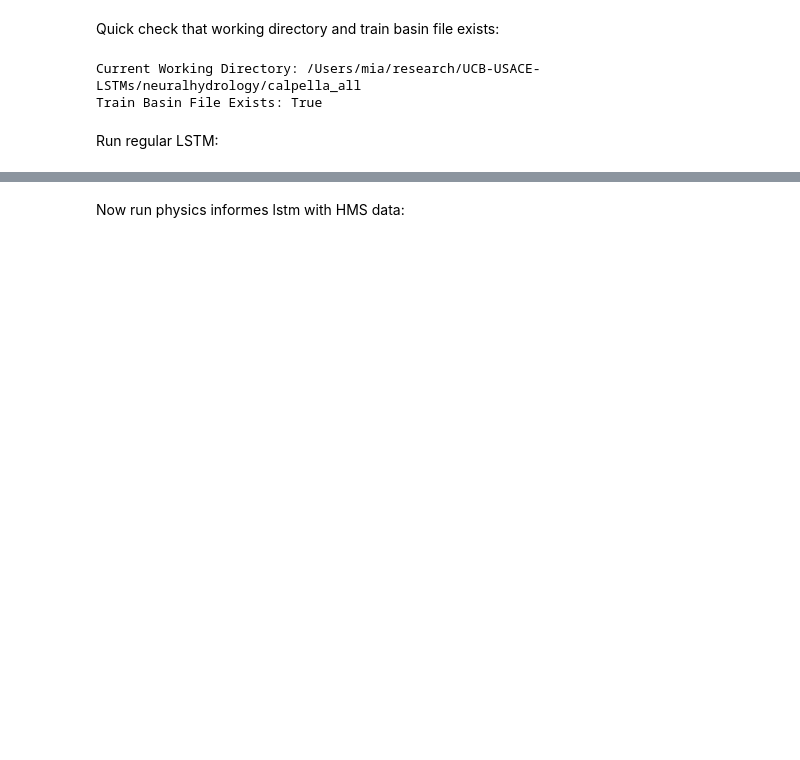
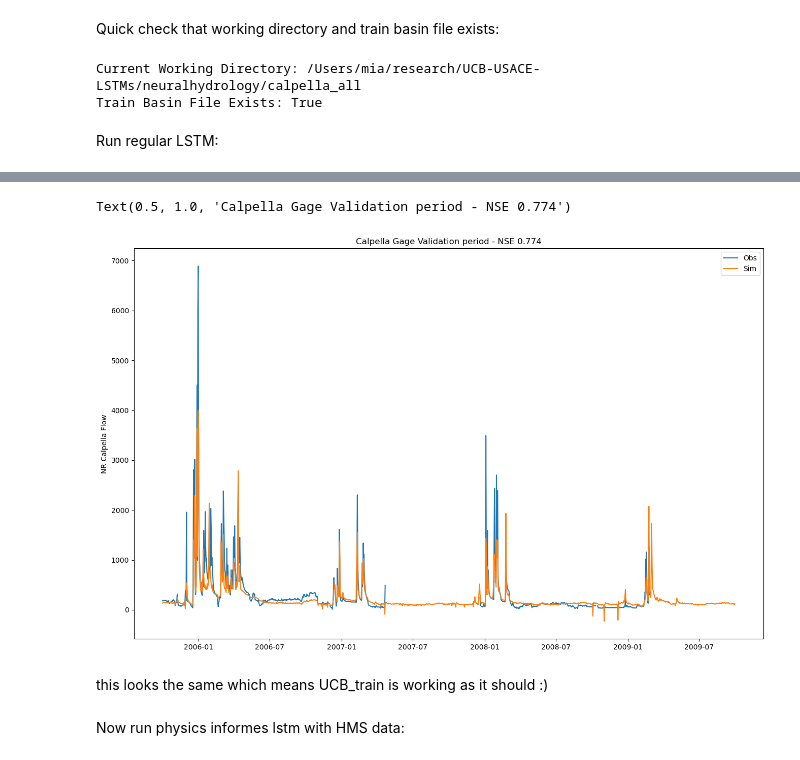
Before and after one commit to evanr1232/UCB-USACE-LSTMs, a Jupyter notebook: neuralhydrology/calpella_all/calpella_lstm_model.ipynb, the cells around one changed output, grey strips where cells are left out. Drawn from its saved outputs; the diff is of its cells as text; code cells hidden in the pictures; blank space fills up the shorter version.

```diff
--- a/neuralhydrology/calpella_all/calpella_lstm_model.ipynb
+++ b/neuralhydrology/calpella_all/calpella_lstm_model.ipynb
@@ -76,3 +100,20 @@ Using target variable: NR CALPELLA FLOW COE CPL
+# %%
+
+# extract observations and LSTM simulations
+qobs = results['Calpella']['1D']['xr']['NR CALPELLA FLOW COE CPL_obs']
+qsim = results['Calpella']['1D']['xr']['NR CALPELLA FLOW COE CPL_sim']
+
+fig, ax = plt.subplots(figsize=(16,10))
+ax.plot(qobs["date"], qobs, label="Obs")
+ax.plot(qsim["date"], qsim, label="Sim")
+ax.set_ylabel("NR Calpella Flow")
+ax.legend()
+ax.set_title(f"Calpella Gage Validation period - NSE {results['Calpella']['1D']['NSE']:.3f}")
+# %% [output]
+Text(0.5, 1.0, 'Calpella Gage Validation period - NSE 0.774')
+[figure, added]
+# %% [markdown]
+this looks the same which means UCB_train is working as it should :)
 # %% [markdown]
 Now run physics informes lstm with HMS data:
 # %%
```
Also changed, not shown: parts of 14 cells of this notebook, 10 other files.
